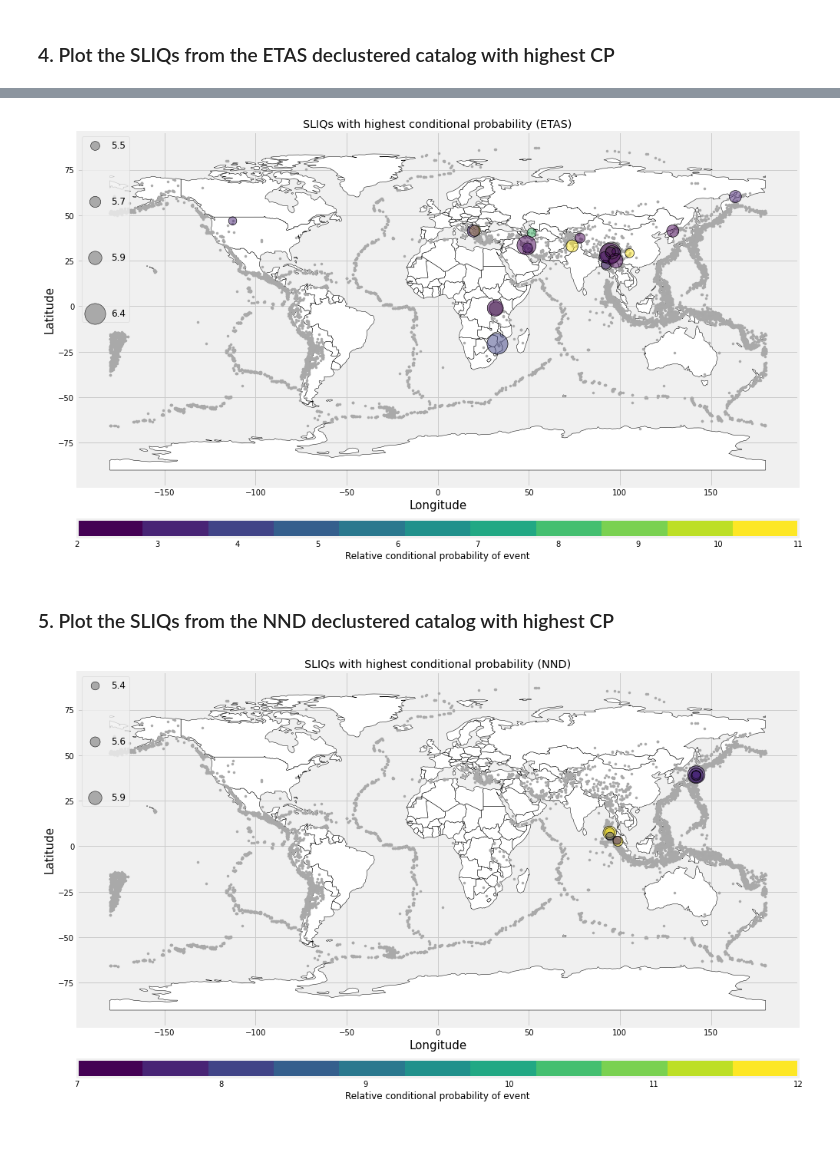
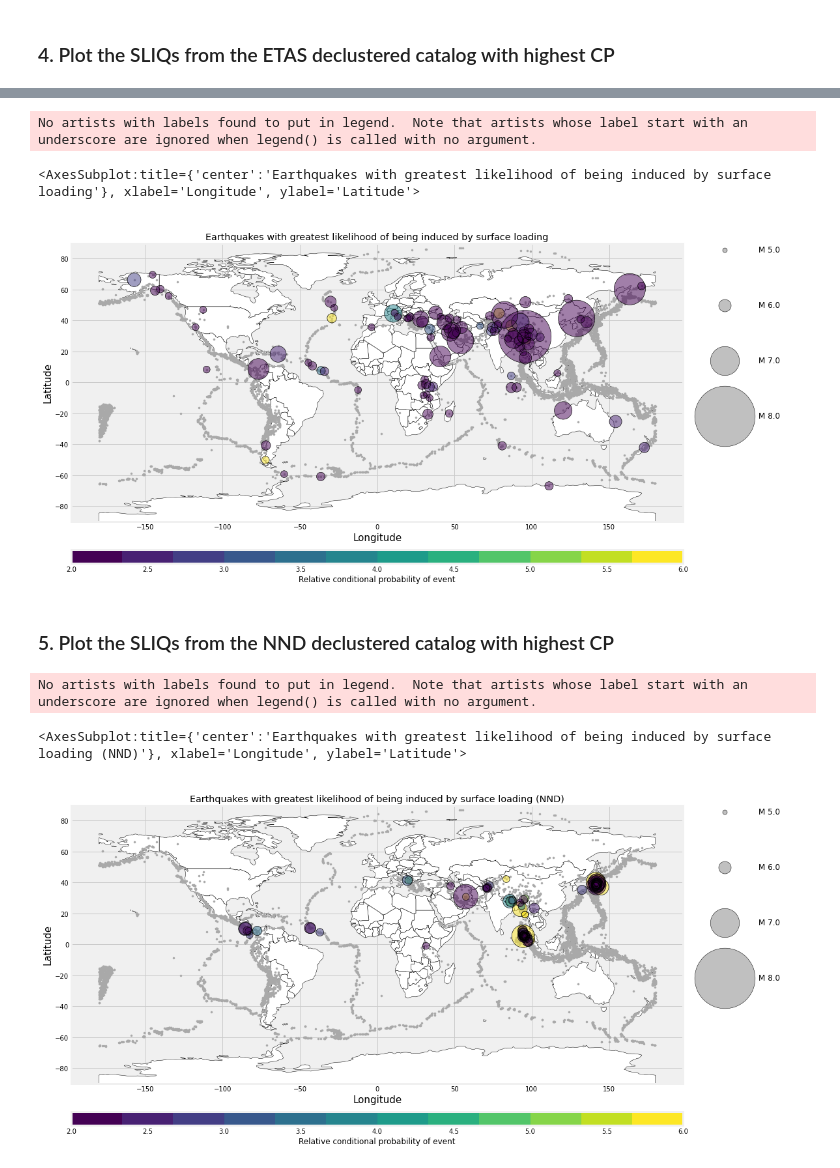
Before and after one commit to amandasyamsul/SLIQ, a Jupyter notebook: figure-2.ipynb, the cells around one changed output, grey strips where cells are left out. Drawn from its saved outputs; the diff is of its cells as text; code cells hidden in the pictures; blank space fills up the shorter version.

```diff
--- a/figure-2.ipynb
+++ b/figure-2.ipynb
@@ -60,8 +79,13 @@ sliq_etas['dmass']=sliq_etas['dmass'].astype(float)
 # %%
-loadquakes.probability_map_cb(catalog,sliq_etas.head(20),sliq_etas.cp.head(20), [1,2,3,5],
-                'SLIQs with highest conditional probability (ETAS)',2,11,11)
+importlib.reload(loadquakes)
+
+loadquakes.probability_map_cb(catalog,sliq_etas.head(100),sliq_etas.cp.head(100),
+                              'Earthquakes with greatest likelihood of being induced by surface loading',
+                              2,6,11,circle_scale=1e-6)
 # %% [output]
+No artists with labels found to put in legend.  Note that artists whose label start with an underscore are ignored when legend() is called with no argument.
+<AxesSubplot:title={'center':'Earthquakes with greatest likelihood of being induced by surface loading'}, xlabel='Longitude', ylabel='Latitude'>
-[figure, old version]
+[figure, new version]
 # %% [markdown]
 ### 5. Plot the SLIQs from the NND declustered catalog with highest CP
 # %%
@@ -72,10 +96,15 @@ sliq_nnd=sliq_nnd.drop(['index'], axis=1)
 
 sliq_nnd['dmass']=sliq_nnd['dmass'].astype(float)
 # %%
-loadquakes.probability_map_cb(catalog,sliq_nnd.head(10),sliq_nnd.head(10).cp, [3,9,1],
-                'SLIQs with highest conditional probability (NND)',7,12,11)
+importlib.reload(loadquakes)
+
+loadquakes.probability_map_cb(catalog,sliq_nnd.head(100),sliq_nnd.cp.head(100),
+                              'Earthquakes with greatest likelihood of being induced by surface loading (NND)',
+                              2,6,11,circle_scale=1e-6)
 # %% [output]
+No artists with labels found to put in legend.  Note that artists whose label start with an underscore are ignored when legend() is called with no argument.
+<AxesSubplot:title={'center':'Earthquakes with greatest likelihood of being induced by surface loading (NND)'}, xlabel='Longitude', ylabel='Latitude'>
-[figure, old version]
+[figure, new version]
 # %%
 '''
 This version of the map uses the events from NND declustering with eta0 = 10**3
```
Also changed, not shown: parts of 4 cells of this notebook, 1 other file.
